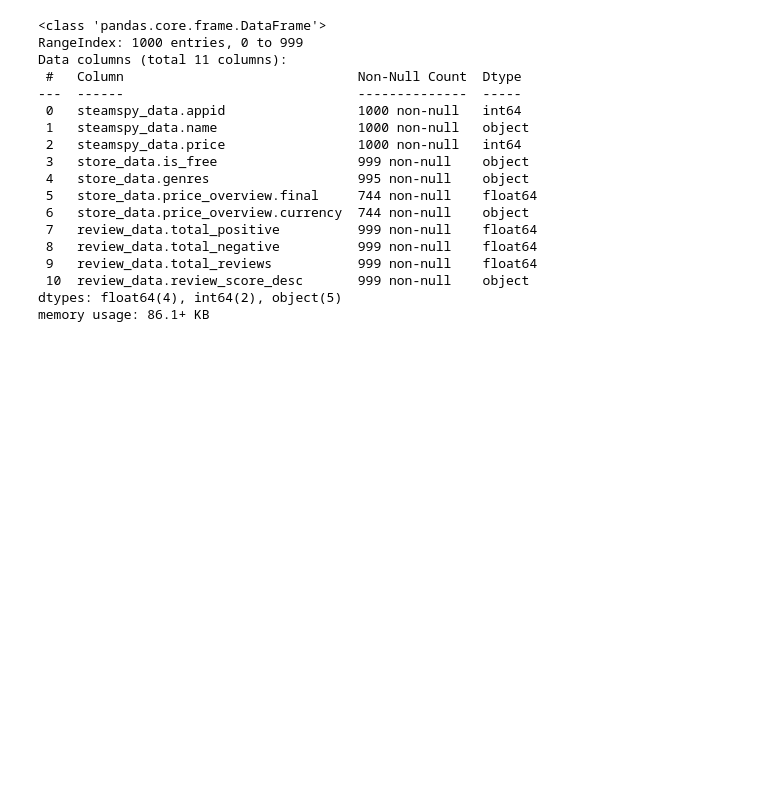
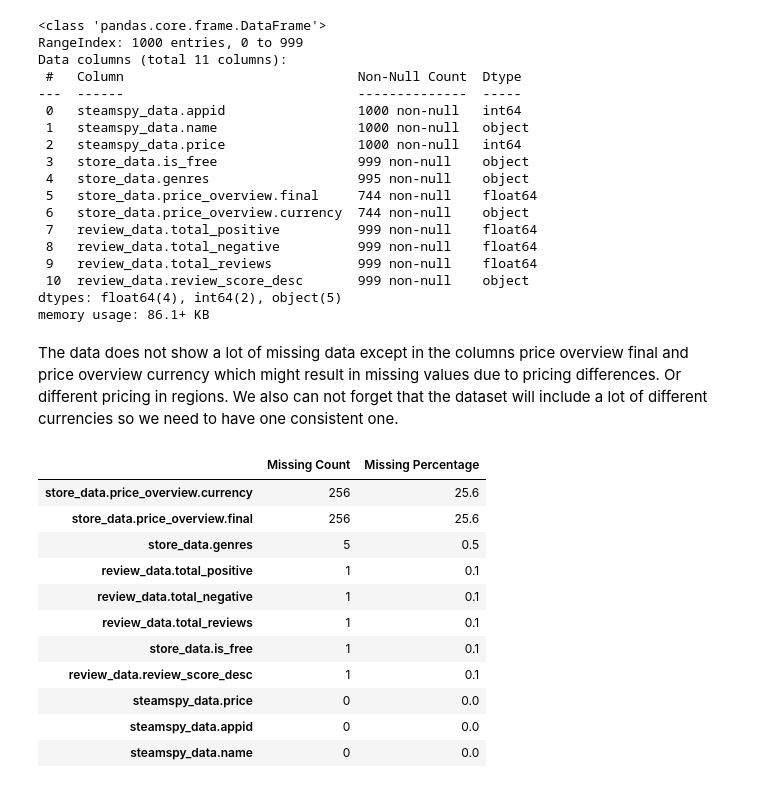
Before and after one commit to jxvoy23/csc366-steam-analysis, a Jupyter notebook: Steam_EDA.ipynb, the cells around one changed output. Saved outputs shown, nothing was run; the diff lists cells and outputs as text; code cells hidden in the pictures; blank space fills up the shorter version.

```diff
--- a/Steam_EDA.ipynb
+++ b/Steam_EDA.ipynb
@@ -68,3 +72,32 @@ Data columns (total 11 columns):
  10  review_data.review_score_desc       999 non-null    object
 dtypes: float64(4), int64(2), object(5)
 memory usage: 86.1+ KB
+# %% [markdown]
+The data does not show a lot of missing data except in the columns price overview final and price overview currency which might result in missing values due to pricing differences. Or different pricing in regions. We also can not forget that the dataset will include a lot of different currencies so we need to have one consistent one.
+# %%
+missing_values = df_eda.isnull().sum()
+
+missing_percentage = (df_eda.isnull().sum() / len(df_eda)) * 100
+
+missing_summary = pd.DataFrame({
+    "Missing Count": missing_values,
+    "Missing Percentage": missing_percentage
+})
+
+missing_summary.sort_values(
+    by="Missing Count",
+    ascending=False
+)
+# %% [output]
+|  | Missing Count | Missing Percentage |
+| store_data.price_overview.currency | 256 | 25.6 |
+| store_data.price_overview.final | 256 | 25.6 |
+| store_data.genres | 5 | 0.5 |
+| review_data.total_positive | 1 | 0.1 |
+| review_data.total_negative | 1 | 0.1 |
+| review_data.total_reviews | 1 | 0.1 |
+| store_data.is_free | 1 | 0.1 |
+| review_data.review_score_desc | 1 | 0.1 |
+| steamspy_data.price | 0 | 0.0 |
+| steamspy_data.appid | 0 | 0.0 |
+| steamspy_data.name | 0 | 0.0 |
```
Also changed, not shown: parts of 6 cells of this notebook.
